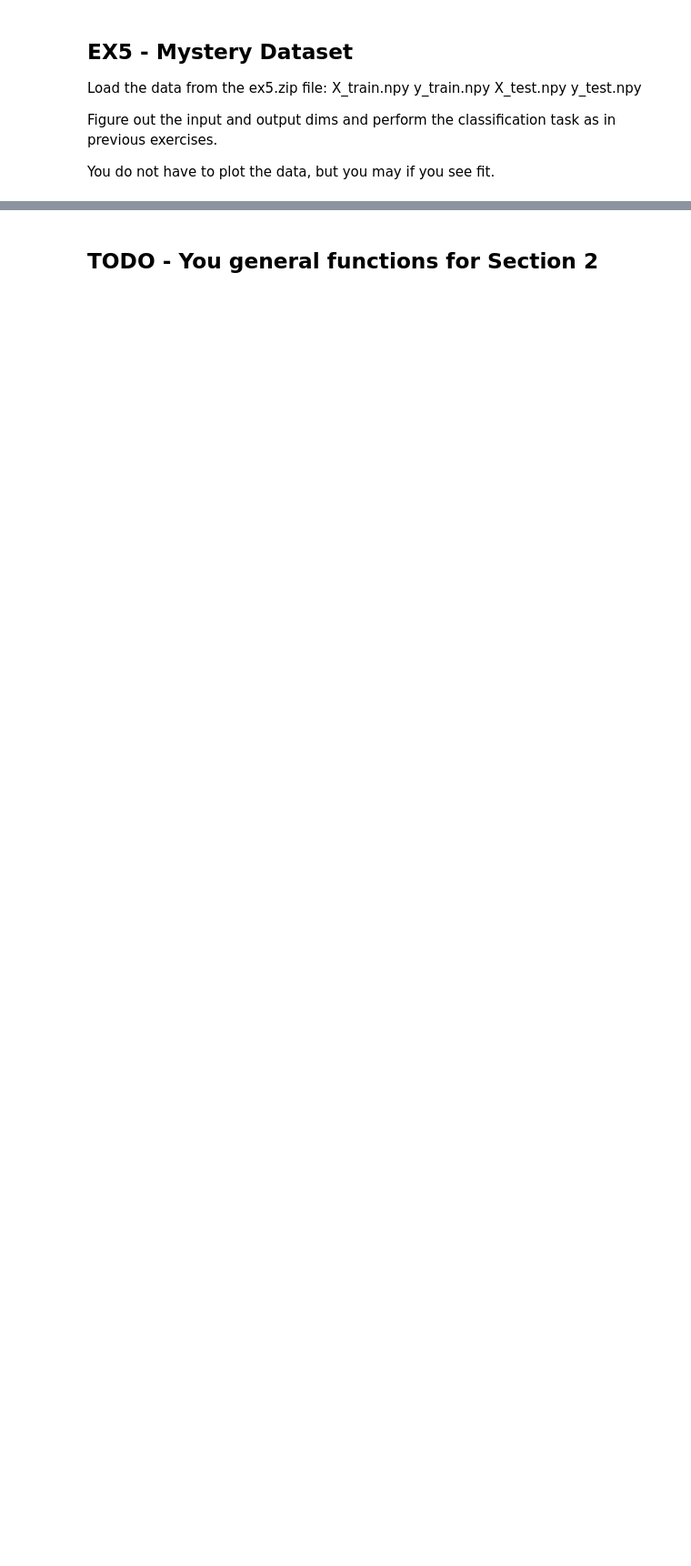
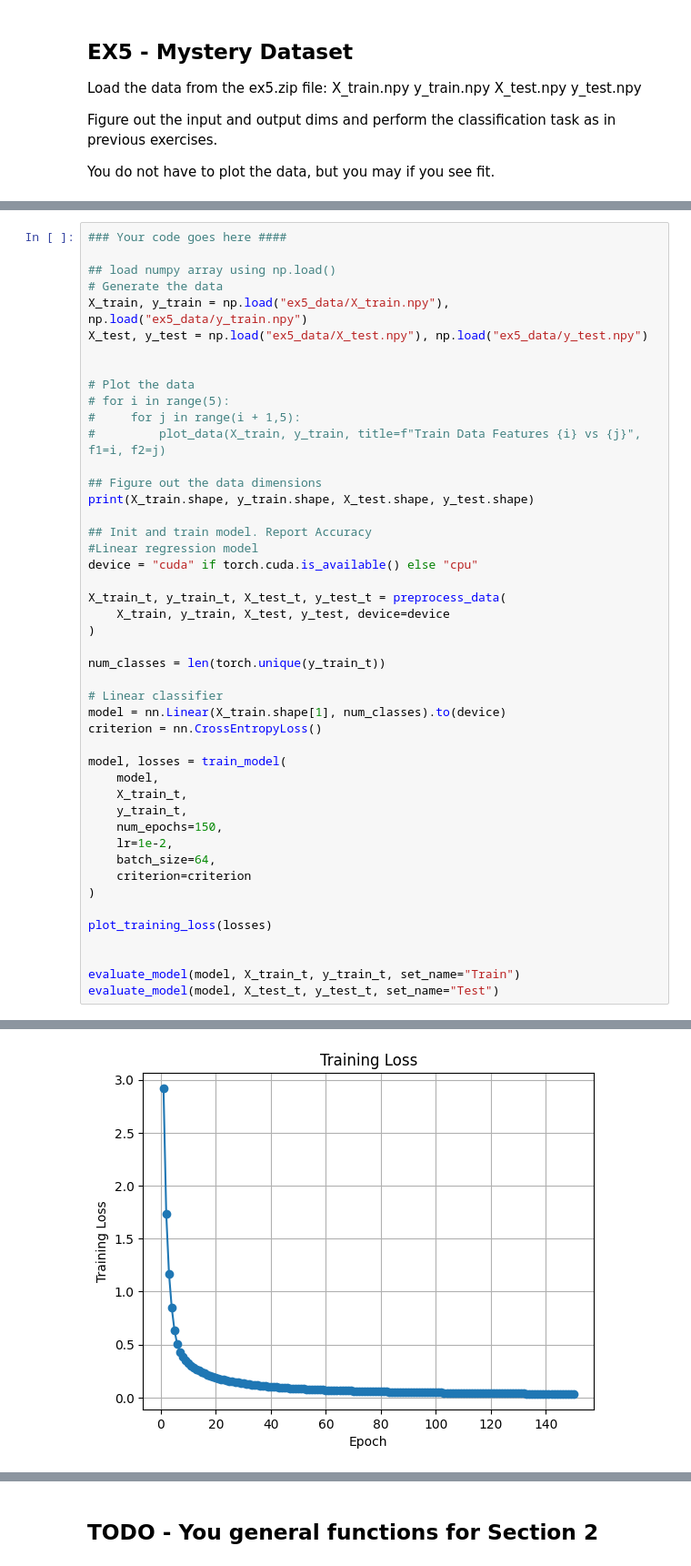
Before and after one commit to roioha3/Introduction-To-Deep-Learning, a Jupyter notebook: HW1/DL_HW1.ipynb, the cells around one changed output, grey strips where cells are left out. Shown at 91% size. Saved outputs shown, nothing was run; the diff lists cells and outputs as text; blank space fills up the shorter version.

```diff
--- a/HW1/DL_HW1.ipynb
+++ b/HW1/DL_HW1.ipynb
@@ -551,0 +544,47 @@ You do not have to plot the data, but you may if you see fit.
+# %%
+### Your code goes here ####
+
+## load numpy array using np.load()
+# Generate the data
+X_train, y_train = np.load("ex5_data/X_train.npy"), np.load("ex5_data/y_train.npy")
+X_test, y_test = np.load("ex5_data/X_test.npy"), np.load("ex5_data/y_test.npy")
+
+
+# Plot the data
+# for i in range(5):
+#     for j in range(i + 1,5):
+#         plot_data(X_train, y_train, title=f"Train Data Features {i} vs {j}", f1=i, f2=j)
+
+## Figure out the data dimensions
+print(X_train.shape, y_train.shape, X_test.shape, y_test.shape)
+
+## Init and train model. Report Accuracy
+#Linear regression model
+device = "cuda" if torch.cuda.is_available() else "cpu"
+
+X_train_t, y_train_t, X_test_t, y_test_t = preprocess_data(
+    X_train, y_train, X_test, y_test, device=device
+)
+
+num_classes = len(torch.unique(y_train_t))
+
+# Linear classifier
+model = nn.Linear(X_train.shape[1], num_classes).to(device)
+criterion = nn.CrossEntropyLoss()
+
+model, losses = train_model(
+    model,
+    X_train_t,
+    y_train_t,
+    num_epochs=150,
+    lr=1e-2,
+    batch_size=64,
+    criterion=criterion
+)
+
+plot_training_loss(losses)
+
+
+evaluate_model(model, X_train_t, y_train_t, set_name="Train")
+evaluate_model(model, X_test_t, y_test_t, set_name="Test")
+# %% [output]
@@ -551,0 +592 @@ You do not have to plot the data, but you may if you see fit.
+[figure, added]
```
Also changed, not shown: parts of 10 cells of this notebook.
